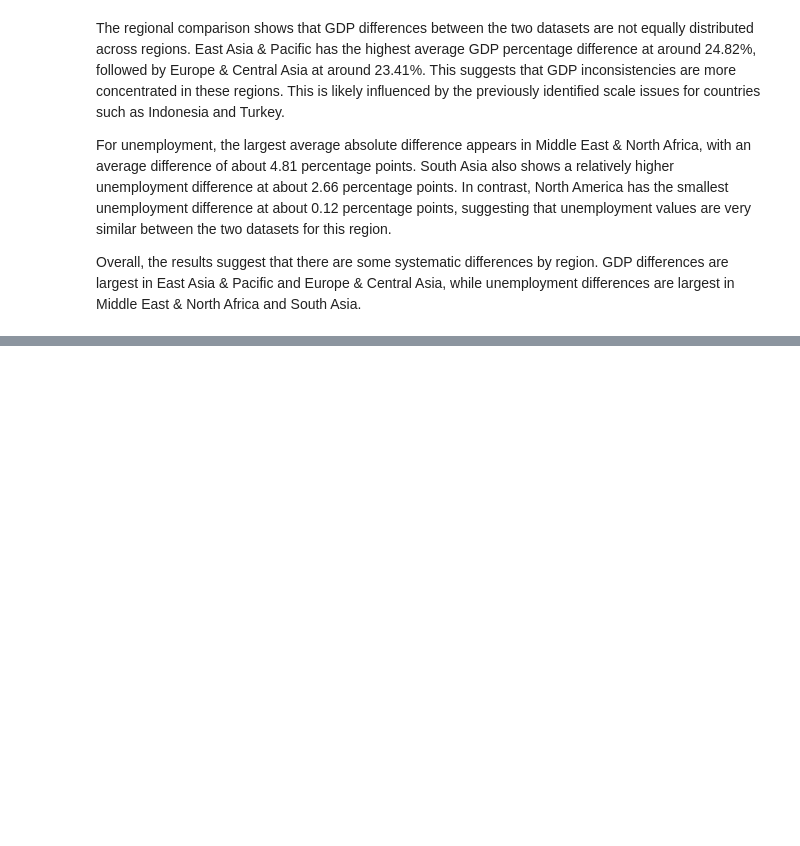
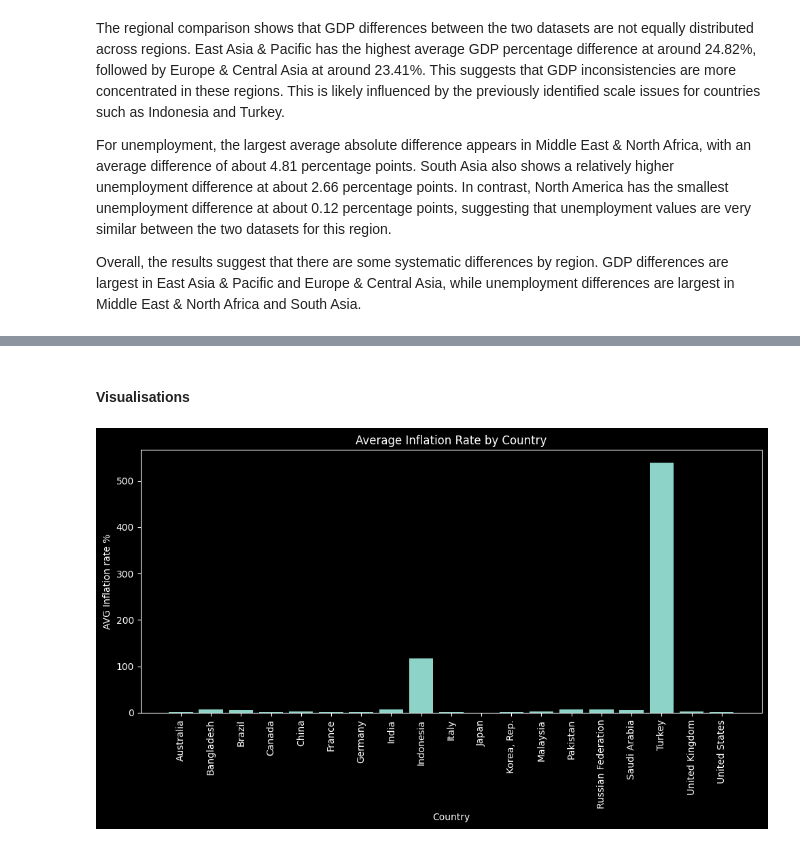
Before and after one commit to Enarb1/interv, a Jupyter notebook: notebooks/task03.ipynb, the cells around one changed output, grey strips where cells are left out. Saved outputs shown, nothing was run; the diff lists cells and outputs as text; code cells hidden in the pictures; blank space fills up the shorter version.

Commit message:
Time-Series,Country Development Profile, Plots, Exports

```diff
--- a/notebooks/task03.ipynb
+++ b/notebooks/task03.ipynb
@@ -1527,0 +1870,24 @@ Overall, the results suggest that there are some systematic differences by regio
+# %%
+# Development Status
+gdp_per_capita_median = country_profile['avg_gdp_per_capita'].median()
+life_expectancy_median = country_profile['avg_life_expectancy'].median()
+internet_usage_median = country_profile['avg_internet_usage'].median()
+
+country_profile['development_score'] = (
+    (country_profile['avg_gdp_per_capita'] >= gdp_per_capita_median).astype(int) +
+    (country_profile['avg_life_expectancy'] >= life_expectancy_median).astype(int) +
+    (country_profile['avg_internet_usage'] >= internet_usage_median).astype(int)
+)
+
+development_status_map = {
+    0: "Low development",
+    1: "Medium development",
+    2: "Medium development",
+    3: "High development"
+}
+
+country_profile['development_status'] = (
+    country_profile['development_score'].map(development_status_map)
+)
+
+country_profile
@@ -1527,0 +1912,17 @@ Overall, the results suggest that there are some systematic differences by regio
+# %% [markdown]
+#### Visualisations
+# %%
+# Average inflation rate by country
+x = country_profile['country']
+y = country_profile['avg_inflation_rate']
+
+plt.figure(figsize=(10, 6))
+plt.bar(x, y)
+plt.title('Average Inflation Rate by Country')
+plt.ylabel('AVG Inflation rate %')
+plt.xlabel('Country')
+plt.xticks(rotation=90)
+plt.tight_layout()
+plt.show()
+# %% [output]
+[figure, added]
```
Also changed, not shown: parts of 22 cells of this notebook.
